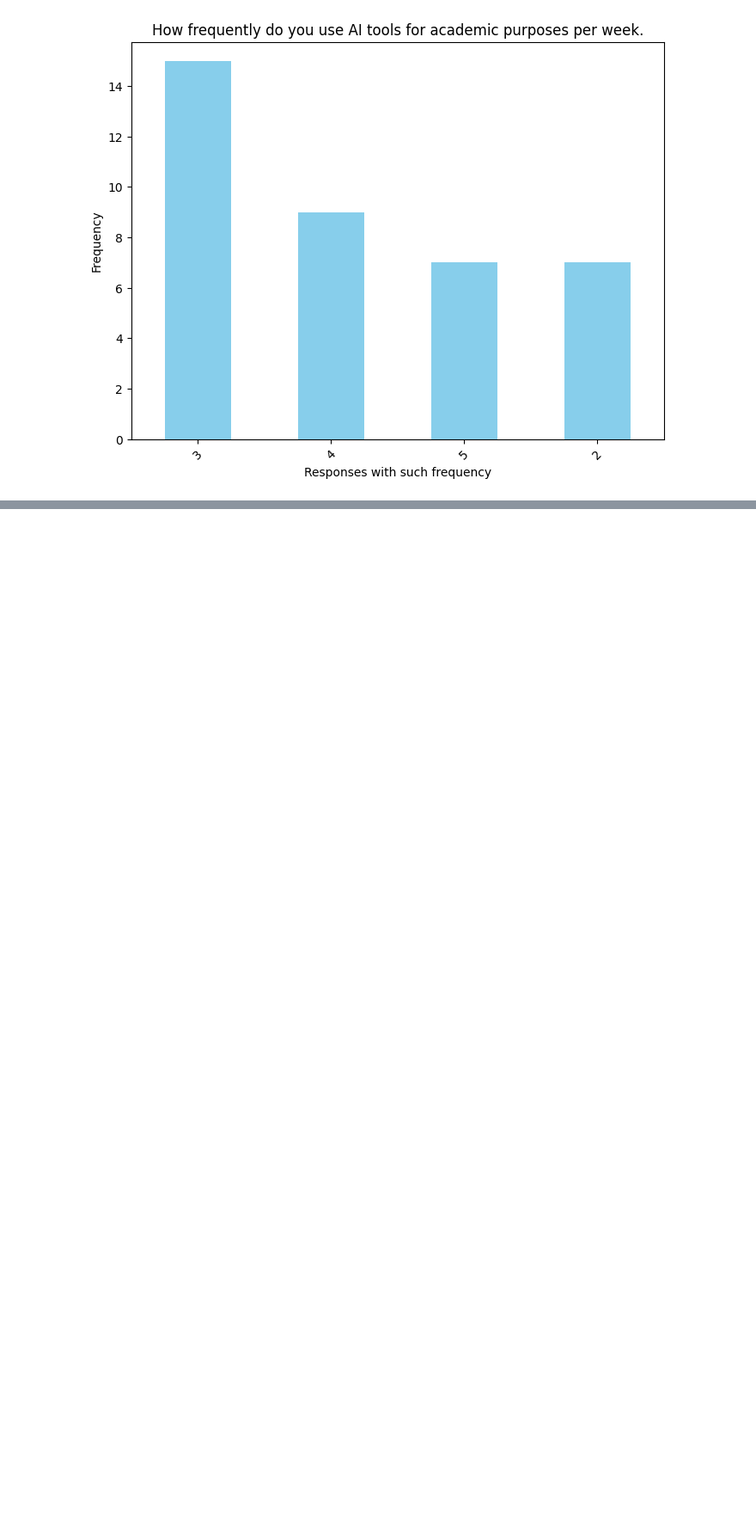
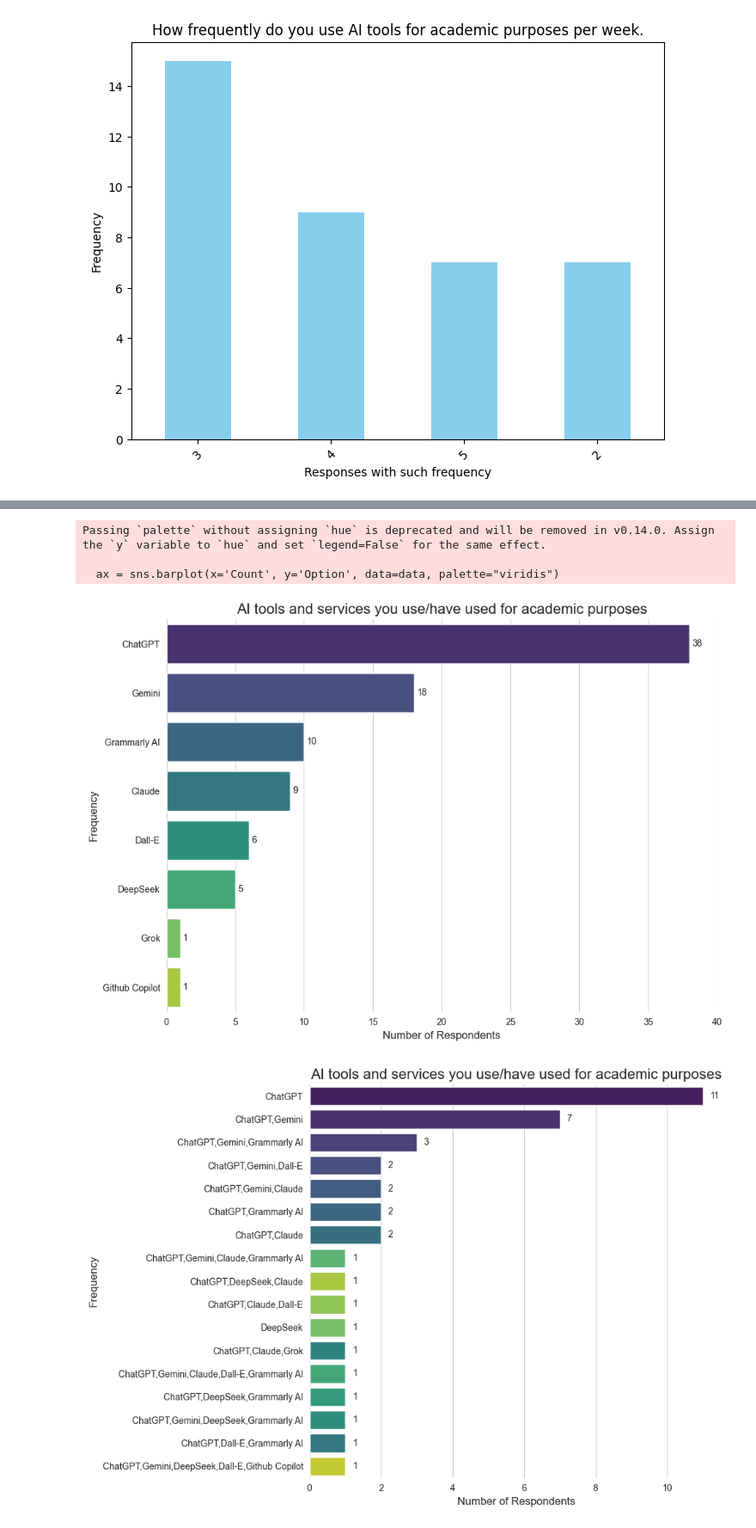
Before and after one commit to mauricio-b-mossi/ResearchReportDataAnalysisENC3246, a Jupyter notebook: new.ipynb, the cells around one changed output, grey strips where cells are left out. Shown at 86% size. Saved outputs shown, nothing was run; the diff lists cells and outputs as text; code cells hidden in the pictures; blank space fills up the shorter version.

```diff
--- a/new.ipynb
+++ b/new.ipynb
@@ -66,3 +197,39 @@ majors = [eng, lib, bus, health]
+# %%
+d = df[3:]
+
+def count_multiple_choices(series):
+    # Initialize a Counter
+    counter = Counter()
+
+    # Iterate through each response
+    for response in series:
+        # Skip NaN values
+        if pd.isna(response):
+            continue
+
+        # Split by comma and strip whitespace
+        choices = [choice.strip() for choice in response.split(',')]
+
+        # Update counter with each individual choice
+        counter.update(choices)
+
+    # Convert counter to DataFrame for better visualization
+    result = pd.DataFrame({
+        'Option': list(counter.keys()),
+        'Count': list(counter.values())
+    }).sort_values('Count', ascending=False).reset_index(drop=True)
+
+    return result
+
+q3ans = count_multiple_choices(d["Q3"])
+q3plot2("AI tools and services you use/have used for academic purposes", q3ans)
+q3plot("AI tools and services you use/have used for academic purposes", d["Q3"])
+# %% [output]
+Passing `palette` without assigning `hue` is deprecated and will be removed in v0.14.0. Assign the `y` variable to `hue` and set `legend=False` for the same effect.
+
+  ax = sns.barplot(x='Count', y='Option', data=data, palette="viridis")
+[figure, added]
+[figure, added]
 # %%
 def count_multiple_choices(series):
     # Initialize a Counter
```
Also changed, not shown: parts of 16 cells of this notebook.
